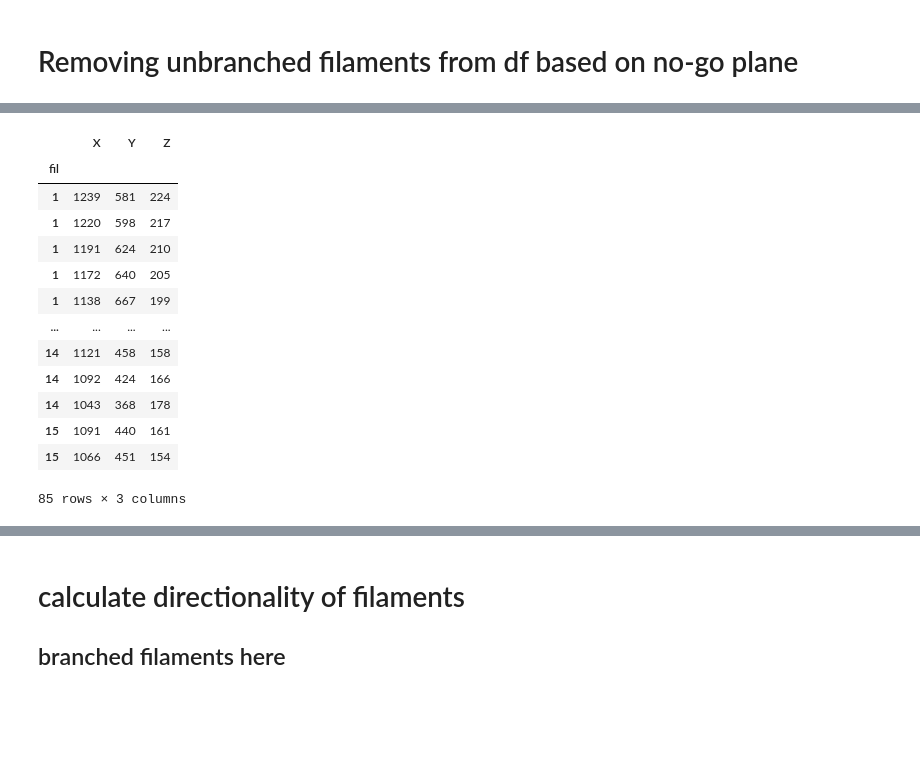
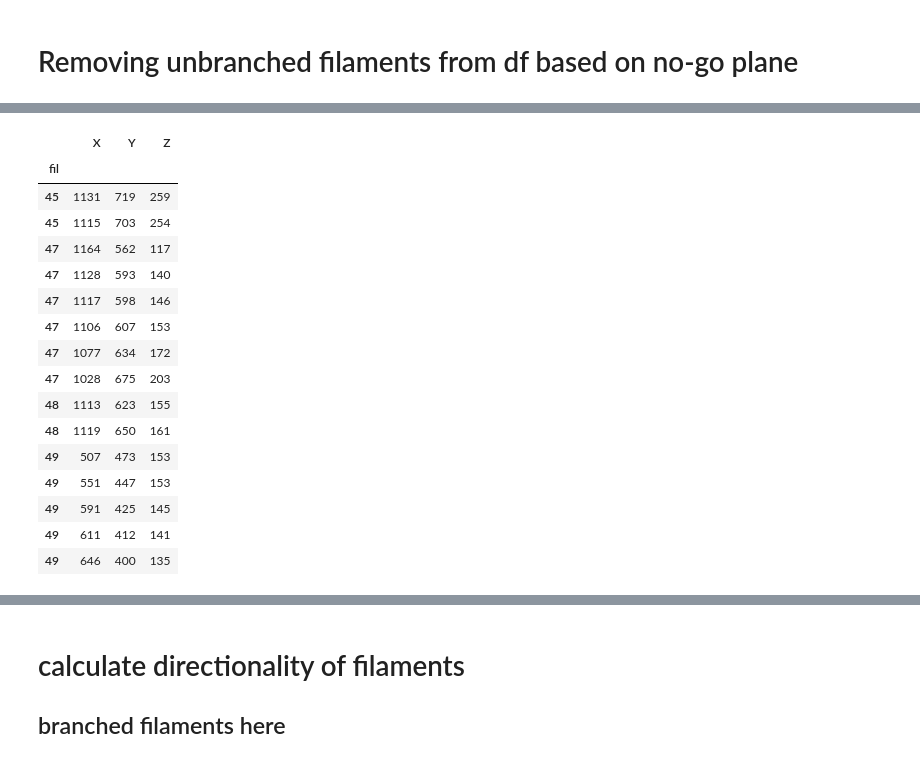
Before and after one commit to kvegesna/polarity-analysis, a Jupyter notebook: Notebooks/Plot_filament_orientations.ipynb, the cells around one changed output, grey strips where cells are left out. Saved outputs shown, nothing was run; the diff lists cells and outputs as text; code cells hidden in the pictures; blank space fills up the shorter version.

```diff
--- a/Notebooks/Plot_filament_orientations.ipynb
+++ b/Notebooks/Plot_filament_orientations.ipynb
@@ -36,23 +36,23 @@ membrane_object = 1
 # normal_directionality = -1
 
 # membrane_path = '2018_April_Tomo01/'
-# normal_directionality = 1
+# normal_directionality = -1
 
-# membrane_path = '2018June_Tomo14_Early_Invagination/'
-# normal_directionality = 1
+membrane_path = '2018June_Tomo14_Early_Invagination/'
+normal_directionality = 1
 
 # membrane_path = '2018June_Tomo14_Late_Invagination/'
 # normal_directionality = -1
 
-membrane_path = '2018June_Tomo26/'
-normal_directionality = -1
+# membrane_path = '2018June_Tomo26/'
+# normal_directionality = -1
 
 # # NOTE 2018march does not have unbranched filaments
 # membrane_path = '2018March/'
 # normal_directionality = 1
 
 # membrane_path = '2018November_32/'
-# normal_directionality = 1
+# normal_directionality = -1
 # %%
 # branched filaments file
 branched_filaments_file = []
@@ -441,46 +417,49 @@ for index, row in branched_coords.iterrows():
     count = 0
     for i in range(int(xvals.size/2)):
         p = np.array([xvals[i], yvals[i], zvals[i]])
         q = np.array([xvals[i+1], yvals[i+1], zvals[i+1]])
         r = np.array([row.X, row.Y, row.Z])
 
 
         def t(p, q, r):
             x = p-q
             return np.dot(r-q, x)/np.dot(x, x)
 
         def d(p, q, r):
             return np.linalg.norm(t(p, q, r)*(p-q)+q-r)
 
         if(d(p, q, r) <10):
             count +=1
             print(str(row.name))
             print(count)
             tagged_fil.append(row.name) if row.name not in tagged_fil else tagged_fil
 
     #print(d(p, q, r))
 tagged_fil
 bb = branched_coords.reset_index()
 bb[~bb.fil.isin(tagged_fil)]
 
 selected_branched_coords = bb[~bb.fil.isin(tagged_fil)]
 selected_branched_coords = selected_branched_coords.set_index('fil')
-selected_branched_coords
+selected_branched_coords.head(15)
 # %% [output]
 |  | X | Y | Z |
 | fil |  |  |  |
-| 1 | 1239 | 581 | 224 |
-| 1 | 1220 | 598 | 217 |
-| 1 | 1191 | 624 | 210 |
-| 1 | 1172 | 640 | 205 |
-| 1 | 1138 | 667 | 199 |
-| ... | ... | ... | ... |
-| 14 | 1121 | 458 | 158 |
-| 14 | 1092 | 424 | 166 |
-| 14 | 1043 | 368 | 178 |
-| 15 | 1091 | 440 | 161 |
-| 15 | 1066 | 451 | 154 |
+| 45 | 1131 | 719 | 259 |
+| 45 | 1115 | 703 | 254 |
+| 47 | 1164 | 562 | 117 |
+| 47 | 1128 | 593 | 140 |
+| 47 | 1117 | 598 | 146 |
+| 47 | 1106 | 607 | 153 |
+| 47 | 1077 | 634 | 172 |
+| 47 | 1028 | 675 | 203 |
+| 48 | 1113 | 623 | 155 |
+| 48 | 1119 | 650 | 161 |
+| 49 | 507 | 473 | 153 |
+| 49 | 551 | 447 | 153 |
+| 49 | 591 | 425 | 145 |
+| 49 | 611 | 412 | 141 |
+| 49 | 646 | 400 | 135 |
-85 rows × 3 columns
 # %%
 # plot the nogo lines, membrane contour, and the plane defined by three lines from the nogo file
 
```
Also changed, not shown: parts of 22 cells of this notebook, 55 other files.
